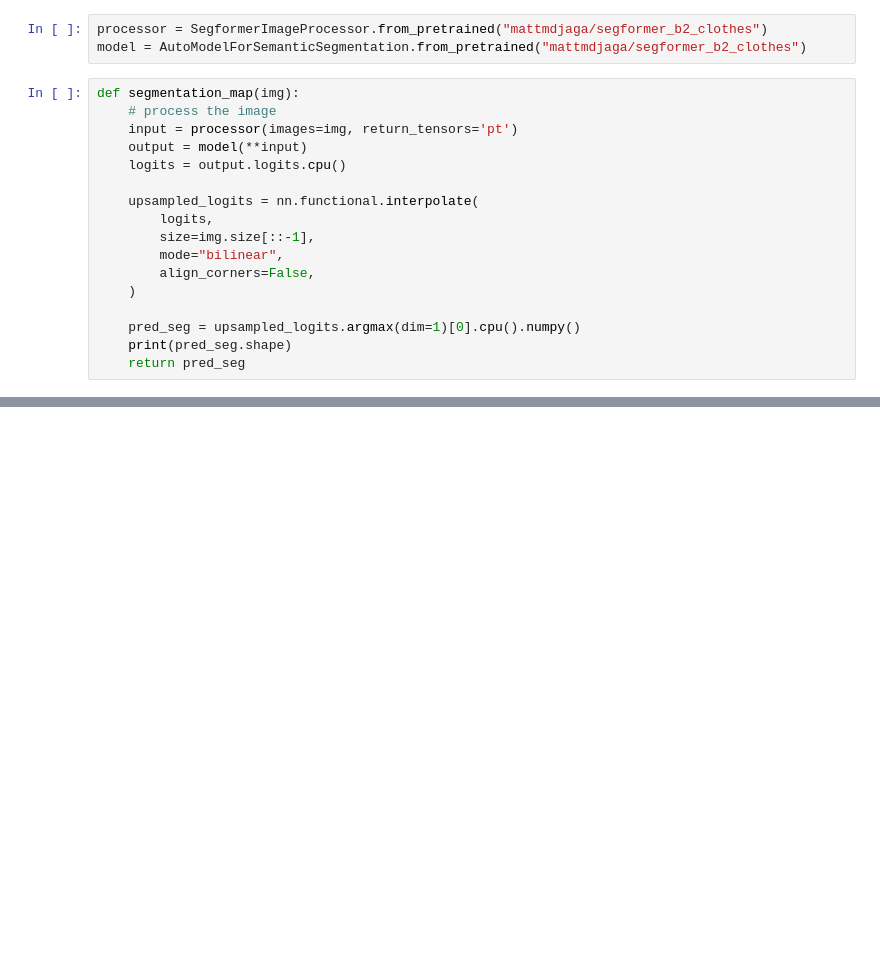
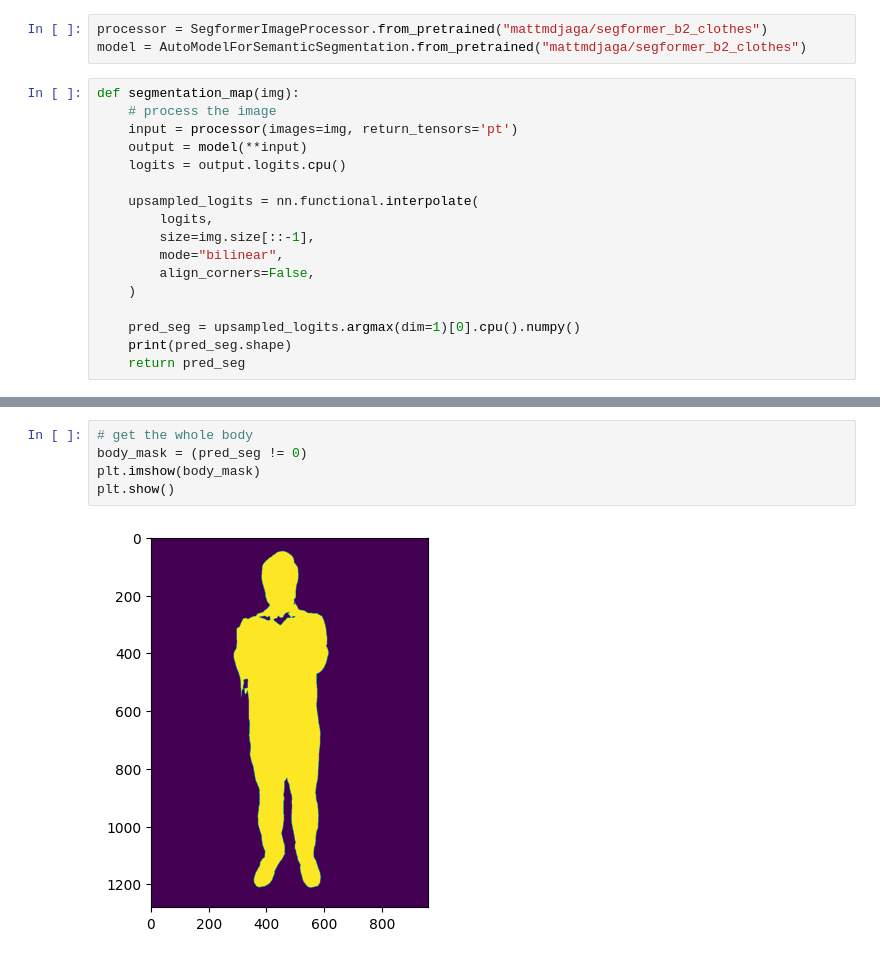
Before and after one commit to yankunm/Body_Dimension, a Jupyter notebook: pipeline.ipynb, the cells around one changed output, grey strips where cells are left out. Saved outputs shown, nothing was run; the diff lists cells and outputs as text; blank space fills up the shorter version.

```diff
--- a/pipeline.ipynb
+++ b/pipeline.ipynb
@@ -32,0 +58,7 @@ image_link = "/lat.jpg"
+# %%
+# get the whole body
+body_mask = (pred_seg != 0)
+plt.imshow(body_mask)
+plt.show()
+# %% [output]
+[figure, added]
```
Also changed, not shown: parts of 10 cells of this notebook.
